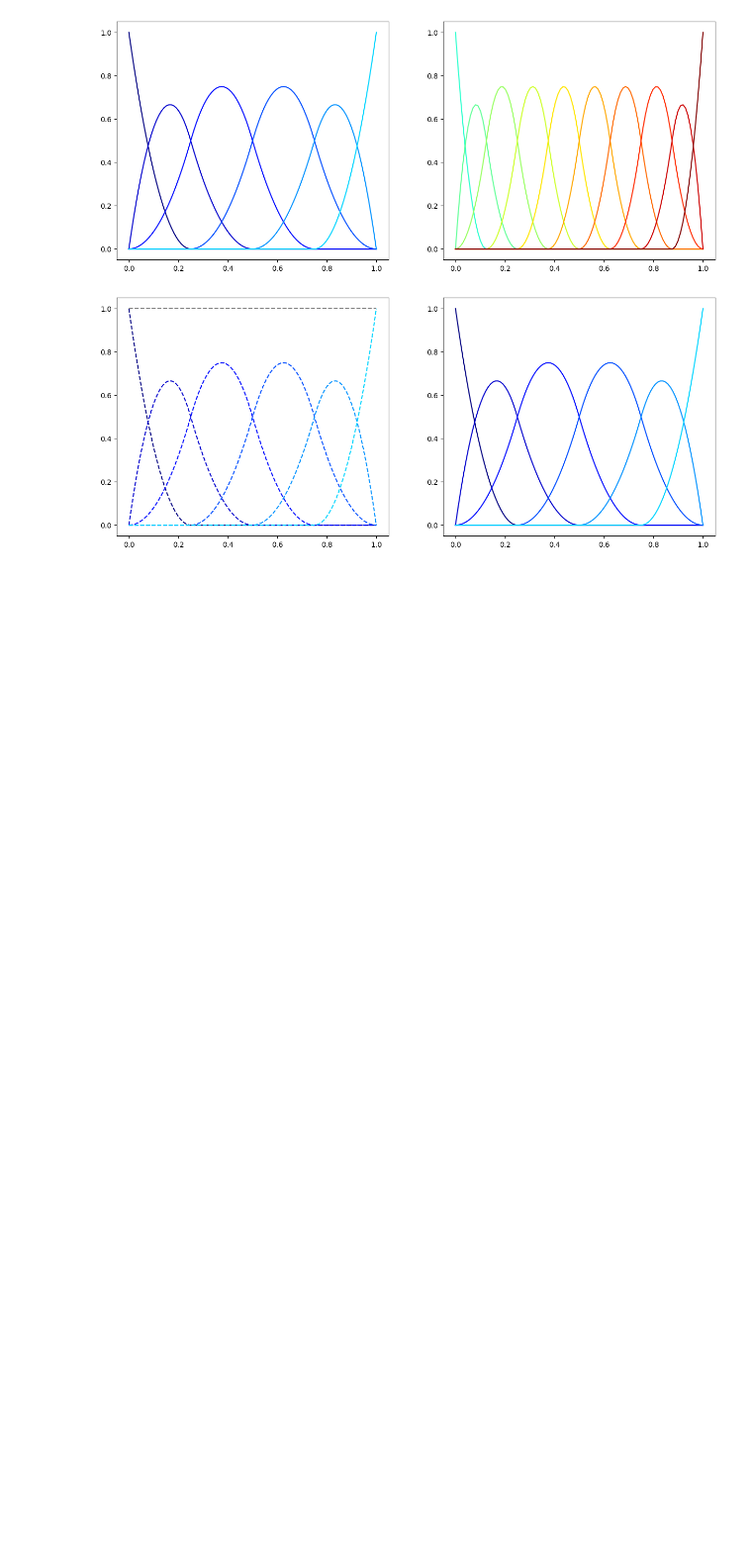
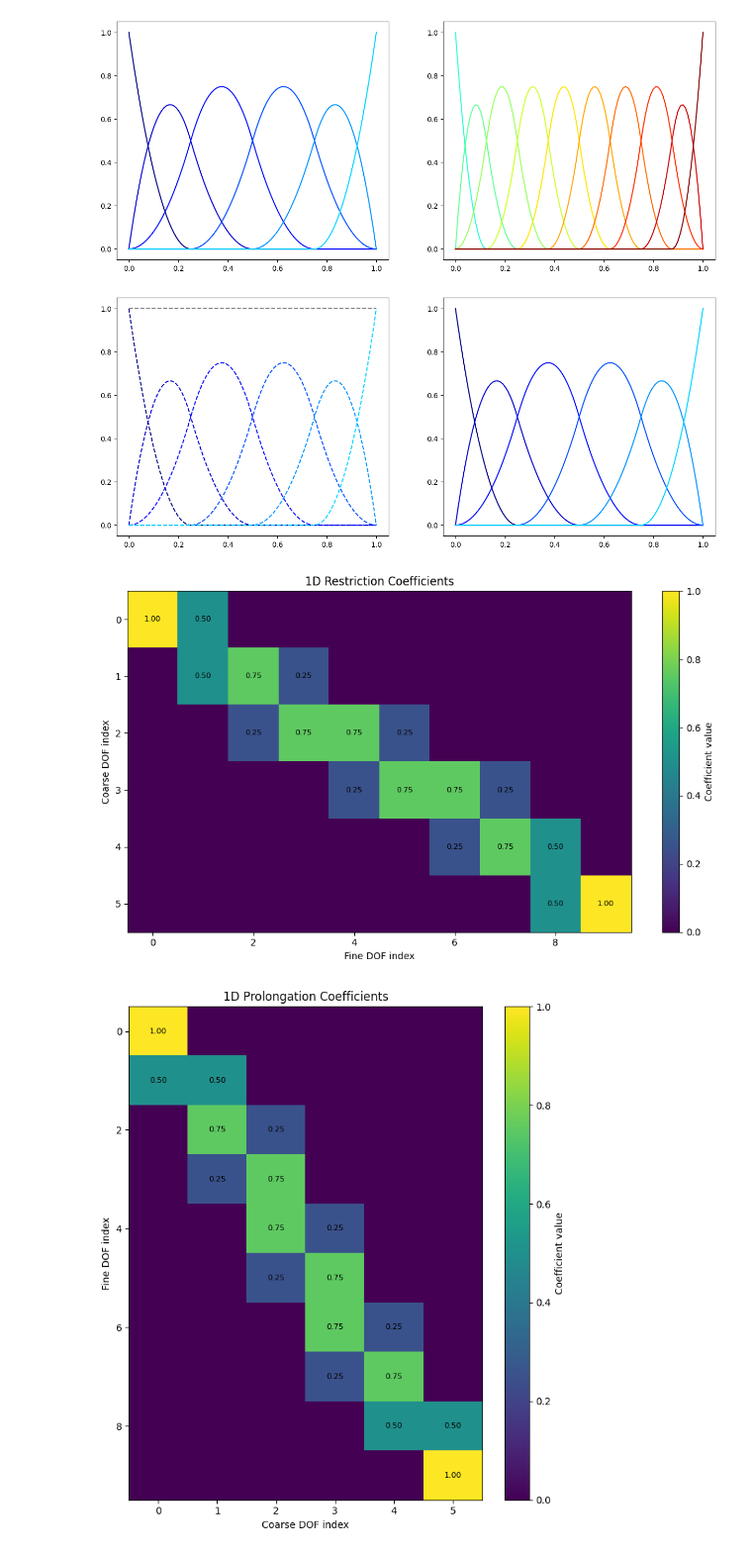
Before and after one commit to smdogroup/gpu_fem, a Jupyter notebook: examples/asym_iga/_python_demo/2_iga/4_multigrid_oned.ipynb, the cells around one changed output. Shown at 99% size. Drawn from its saved outputs; the diff is of its cells as text; code cells hidden in the pictures; blank space fills up the shorter version.

```diff
--- a/examples/asym_iga/_python_demo/2_iga/4_multigrid_oned.ipynb
+++ b/examples/asym_iga/_python_demo/2_iga/4_multigrid_oned.ipynb
@@ -494,3 +494,44 @@ for i in range(n_coarse):
 # %% [output]
 [figure]
 [figure]
+# %%
+# plot and visualize the restriction operator (or P^T)
+
+plt.figure(figsize=(10, 6))
+plt.imshow(R, aspect="auto")
+plt.colorbar(label="Coefficient value")
+plt.xlabel("Fine DOF index")
+plt.ylabel("Coarse DOF index")
+plt.title("1D Restriction Coefficients")
+
+for i in range(R.shape[0]):
+    for j in range(R.shape[1]):
+        if abs(R[i, j]) > 1e-12:
+            plt.text(j, i, f"{R[i, j]:.2f}",
+                     ha="center", va="center", fontsize=8)
+
+plt.tight_layout()
+plt.show()
+
+# so the main stencil of coarse-fine is [0.25, 0.75, 0.75, 0.25] on interior
+# and prolongation matrix wise it does have partition of unity too..
+
+
+plt.figure(figsize=(7, 8))
+plt.imshow(R.T, aspect="auto")
+plt.colorbar(label="Coefficient value")
+plt.xlabel("Coarse DOF index")
+plt.ylabel("Fine DOF index")
+plt.title("1D Prolongation Coefficients")
+
+for i in range(R.shape[0]):
+    for j in range(R.shape[1]):
+        if abs(R[i, j]) > 1e-12:
+            plt.text(i, j, f"{R[i, j]:.2f}",
+                     ha="center", va="center", fontsize=8)
+
+plt.tight_layout()
+plt.show()
+# %% [output]
+[figure, added]
+[figure, added]
```
Also changed, not shown: 10 other files.
